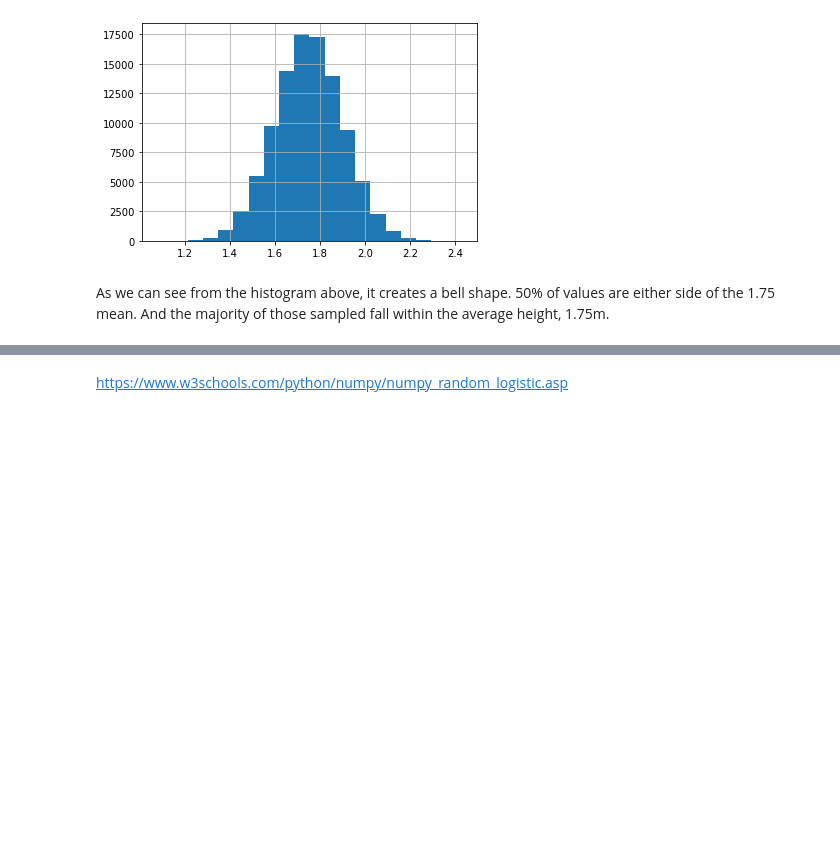
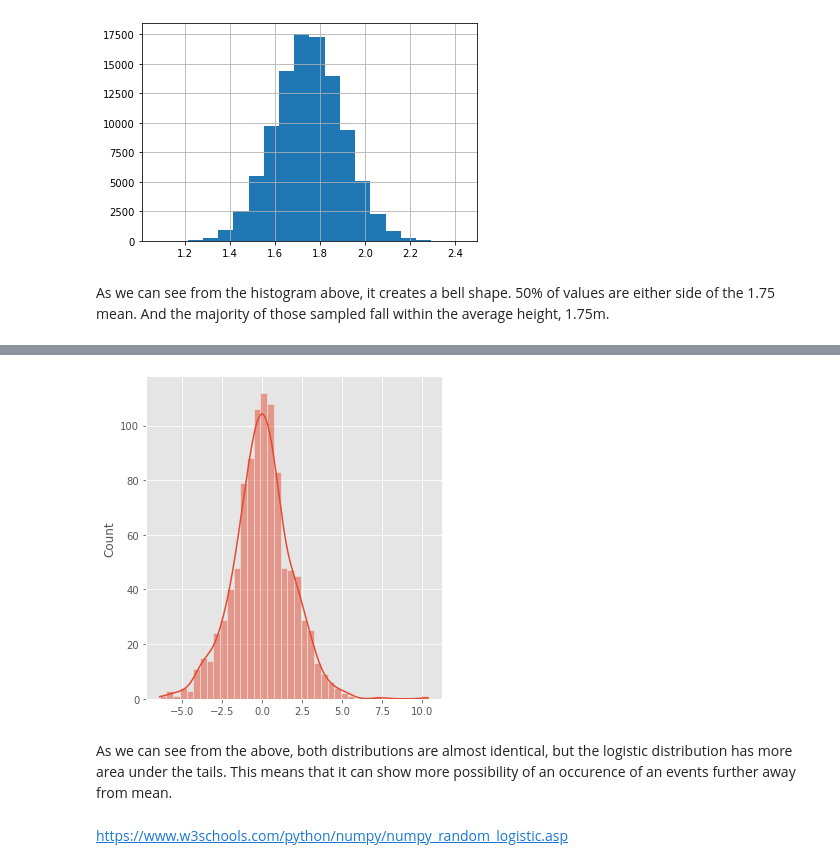
Before and after one commit to kmcd14/ProgrammingDA-assessment, a Jupyter notebook: numpy-random.ipynb, the cells around one changed output, grey strips where cells are left out. Cells and saved outputs as stored; diff of their text form; code cells hidden in the pictures; blank space fills up the shorter version.

```diff
--- a/numpy-random.ipynb
+++ b/numpy-random.ipynb
@@ -770,3 +799,10 @@ Logistic distributiont is symmetrical, unimodal i.e. has one peak and is similar
+# %%
+# Logistic distribution
+b = sns.displot(np.random.logistic(size=1000), label='logistic', kde= True)
+# %% [output]
+[figure, added]
+# %% [markdown]
+As we can see from the above, both distributions are almost identical, but the logistic distribution has more area under the tails. This means that it can show more possibility of an occurence of an events further away from mean.
 # %% [markdown]
 https://www.w3schools.com/python/numpy/numpy_random_logistic.asp
 # %% [markdown]
```
Also changed, not shown: parts of 8 cells of this notebook.
